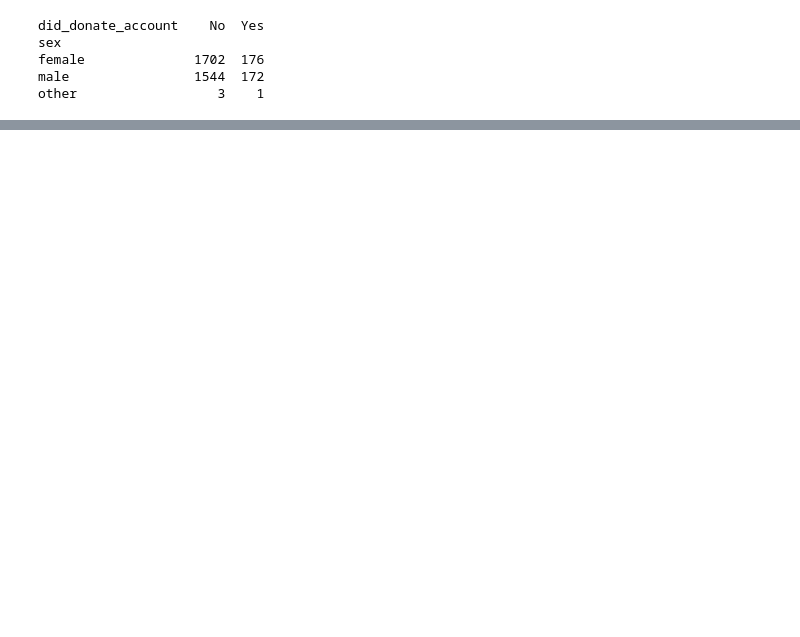
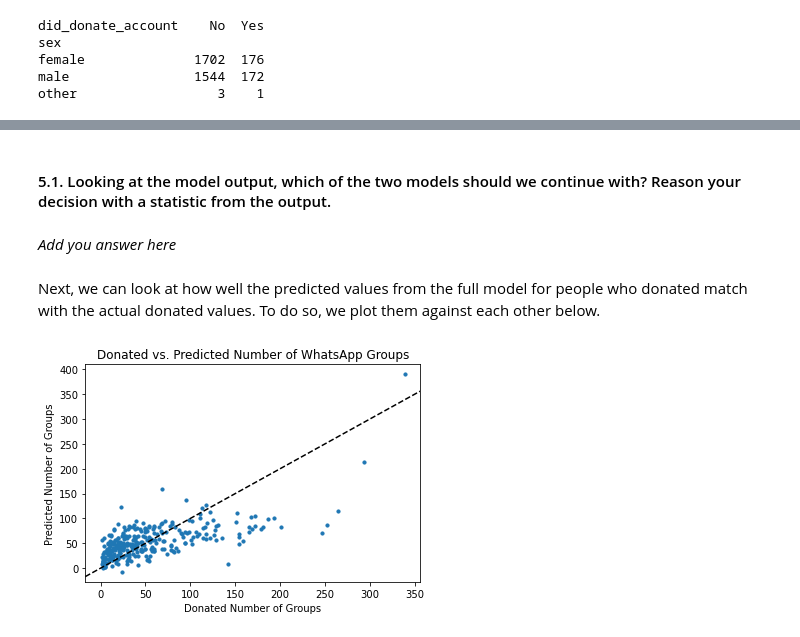
Before and after one commit to digitalTraceData/digitalTraceData.github.io, a Jupyter notebook: materials/lab4/lab4.ipynb, the cells around one changed output, grey strips where cells are left out. Saved outputs shown, nothing was run; the diff lists cells and outputs as text; code cells hidden in the pictures; blank space fills up the shorter version.

```diff
--- a/materials/lab4/lab4.ipynb
+++ b/materials/lab4/lab4.ipynb
@@ -508,0 +436,3 @@ To answer the question “Data science with whose interest and goals” we answe
+# %%
+# Subset data to people who donated
+data_don = data[data['groups_don'].notna()]
@@ -508,0 +441,10 @@ To answer the question “Data science with whose interest and goals” we answe
+# %%
+import statsmodels.formula.api as sm
+
+# model only including self-reported groups
+model_selfrep = sm.ols(formula="groups_don ~ groups_quest", data=data_don).fit()
+print(model_selfrep.summary())
+
+# model including other survey variables
+model_full = sm.ols(formula="groups_don ~ sex + age + education + groups_quest", data=data_don).fit()
+print(model_full.summary())
@@ -508,0 +469,22 @@ To answer the question “Data science with whose interest and goals” we answe
+# %% [markdown]
+#### 5.1. Looking at the model output, which of the two models should we continue with? Reason your decision with a statistic from the output.
+# %% [markdown]
+*Add you answer here*
+# %% [markdown]
+Next, we can look at how well the predicted values from the full model for people who donated match with the actual donated values. To do so, we plot them against each other below.
+# %%
+# Scatter plot donated and predicted data
+plt.scatter(data_don["groups_don"], model_full.predict(data_don), s=10)
+
+# Add diagonal dashed line
+plt.axline((0, 0), slope=1, color="black", linestyle="--")
+
+# Add titles and labels
+plt.xlabel("Donated Number of Groups")
+plt.ylabel("Predicted Number of Groups")
+plt.title("Donated vs. Predicted Number of WhatsApp Groups")
+
+# Show the plot
+plt.show()
+# %% [output]
+[figure, added]
```
Also changed, not shown: parts of 260 cells of this notebook, 14 other files.
